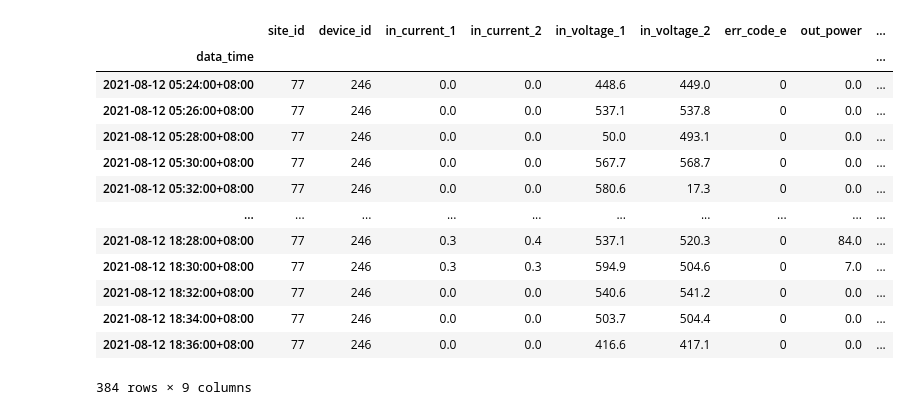
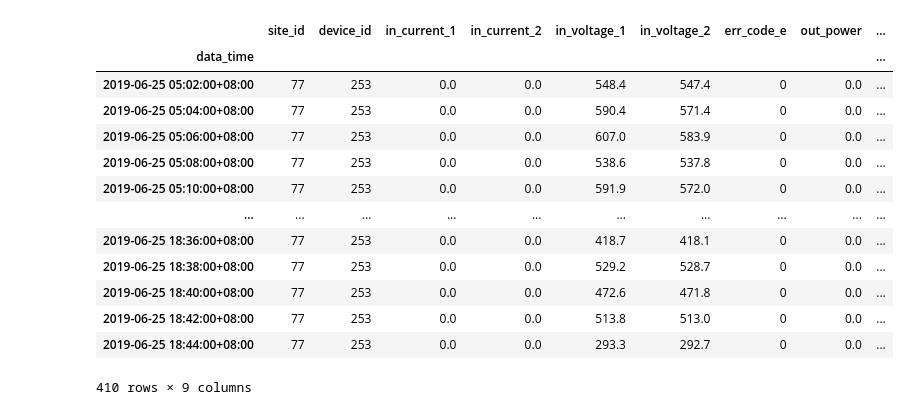
Before and after one commit to ironskater/pv_forecast, a Jupyter notebook: notebook/solar_data_visualization.ipynb, the cells around one changed output. Saved outputs shown, nothing was run; the diff lists cells and outputs as text; code cells hidden in the pictures.

```diff
--- a/notebook/solar_data_visualization.ipynb
+++ b/notebook/solar_data_visualization.ipynb
@@ -71,37 +71,37 @@ ORDER BY sl40.data_time ASC
 # %%
 
 site_id = 77
-device_id = 246
-year = 2021
-month = 8
-date = 12
+device_id = 253
+year = 2019
+month = 6
+date = 25
 
 df_db = pd.read_sql_query(	sql_param,
 							con = conn,
 							params={'site_id':site_id,
 									'device_id':device_id,
 									'startDT':datetime(year, month, date, 0, 0, 0),
 									'endDT':datetime(year, month, date, 23, 59, 59)},
 							parse_dates = {'data_time':{'format':'%Y-%m-%d %H:%M:%S:%f'}},
 							index_col = ['data_time'])
 
 df_db = df_db.dropna(axis = 'columns', how = 'all')
 df_db
 # %% [output]
 |  | site_id | device_id | in_current_1 | in_current_2 | in_voltage_1 | in_voltage_2 | err_code_e | out_power | ... |
 | data_time |  |  |  |  |  |  |  |  | ... |
-| 2021-08-12 05:24:00+08:00 | 77 | 246 | 0.0 | 0.0 | 448.6 | 449.0 | 0 | 0.0 | ... |
-| 2021-08-12 05:26:00+08:00 | 77 | 246 | 0.0 | 0.0 | 537.1 | 537.8 | 0 | 0.0 | ... |
-| 2021-08-12 05:28:00+08:00 | 77 | 246 | 0.0 | 0.0 | 50.0 | 493.1 | 0 | 0.0 | ... |
-| 2021-08-12 05:30:00+08:00 | 77 | 246 | 0.0 | 0.0 | 567.7 | 568.7 | 0 | 0.0 | ... |
-| 2021-08-12 05:32:00+08:00 | 77 | 246 | 0.0 | 0.0 | 580.6 | 17.3 | 0 | 0.0 | ... |
+| 2019-06-25 05:02:00+08:00 | 77 | 253 | 0.0 | 0.0 | 548.4 | 547.4 | 0 | 0.0 | ... |
+| 2019-06-25 05:04:00+08:00 | 77 | 253 | 0.0 | 0.0 | 590.4 | 571.4 | 0 | 0.0 | ... |
+| 2019-06-25 05:06:00+08:00 | 77 | 253 | 0.0 | 0.0 | 607.0 | 583.9 | 0 | 0.0 | ... |
+| 2019-06-25 05:08:00+08:00 | 77 | 253 | 0.0 | 0.0 | 538.6 | 537.8 | 0 | 0.0 | ... |
+| 2019-06-25 05:10:00+08:00 | 77 | 253 | 0.0 | 0.0 | 591.9 | 572.0 | 0 | 0.0 | ... |
 | ... | ... | ... | ... | ... | ... | ... | ... | ... | ... |
-| 2021-08-12 18:28:00+08:00 | 77 | 246 | 0.3 | 0.4 | 537.1 | 520.3 | 0 | 84.0 | ... |
-| 2021-08-12 18:30:00+08:00 | 77 | 246 | 0.3 | 0.3 | 594.9 | 504.6 | 0 | 7.0 | ... |
-| 2021-08-12 18:32:00+08:00 | 77 | 246 | 0.0 | 0.0 | 540.6 | 541.2 | 0 | 0.0 | ... |
-| 2021-08-12 18:34:00+08:00 | 77 | 246 | 0.0 | 0.0 | 503.7 | 504.4 | 0 | 0.0 | ... |
-| 2021-08-12 18:36:00+08:00 | 77 | 246 | 0.0 | 0.0 | 416.6 | 417.1 | 0 | 0.0 | ... |
+| 2019-06-25 18:36:00+08:00 | 77 | 253 | 0.0 | 0.0 | 418.7 | 418.1 | 0 | 0.0 | ... |
+| 2019-06-25 18:38:00+08:00 | 77 | 253 | 0.0 | 0.0 | 529.2 | 528.7 | 0 | 0.0 | ... |
+| 2019-06-25 18:40:00+08:00 | 77 | 253 | 0.0 | 0.0 | 472.6 | 471.8 | 0 | 0.0 | ... |
+| 2019-06-25 18:42:00+08:00 | 77 | 253 | 0.0 | 0.0 | 513.8 | 513.0 | 0 | 0.0 | ... |
+| 2019-06-25 18:44:00+08:00 | 77 | 253 | 0.0 | 0.0 | 293.3 | 292.7 | 0 | 0.0 | ... |
-384 rows × 9 columns
+410 rows × 9 columns
 # %%
 
 import seaborn as sns
```
Also changed, not shown: parts of 2 cells of this notebook.
